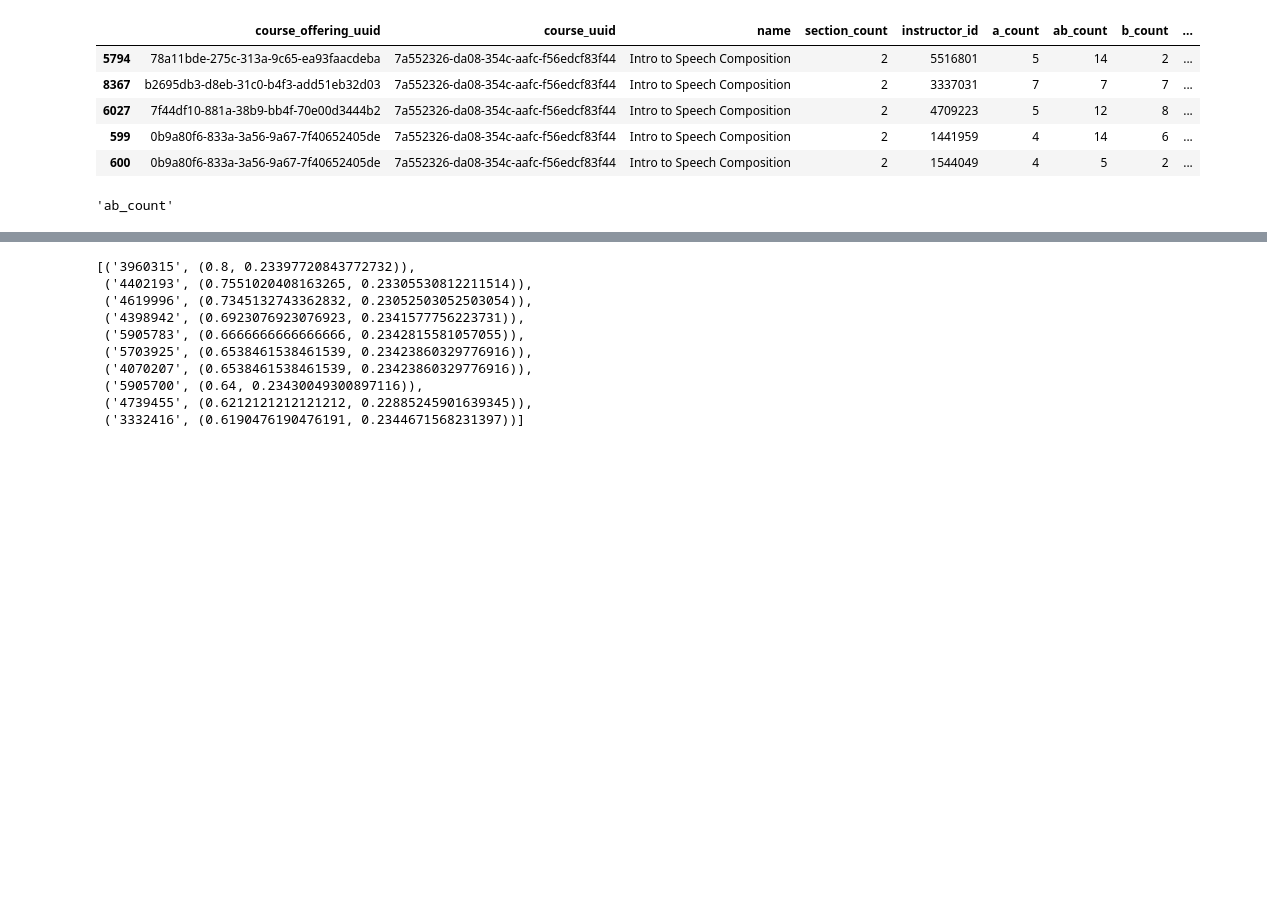
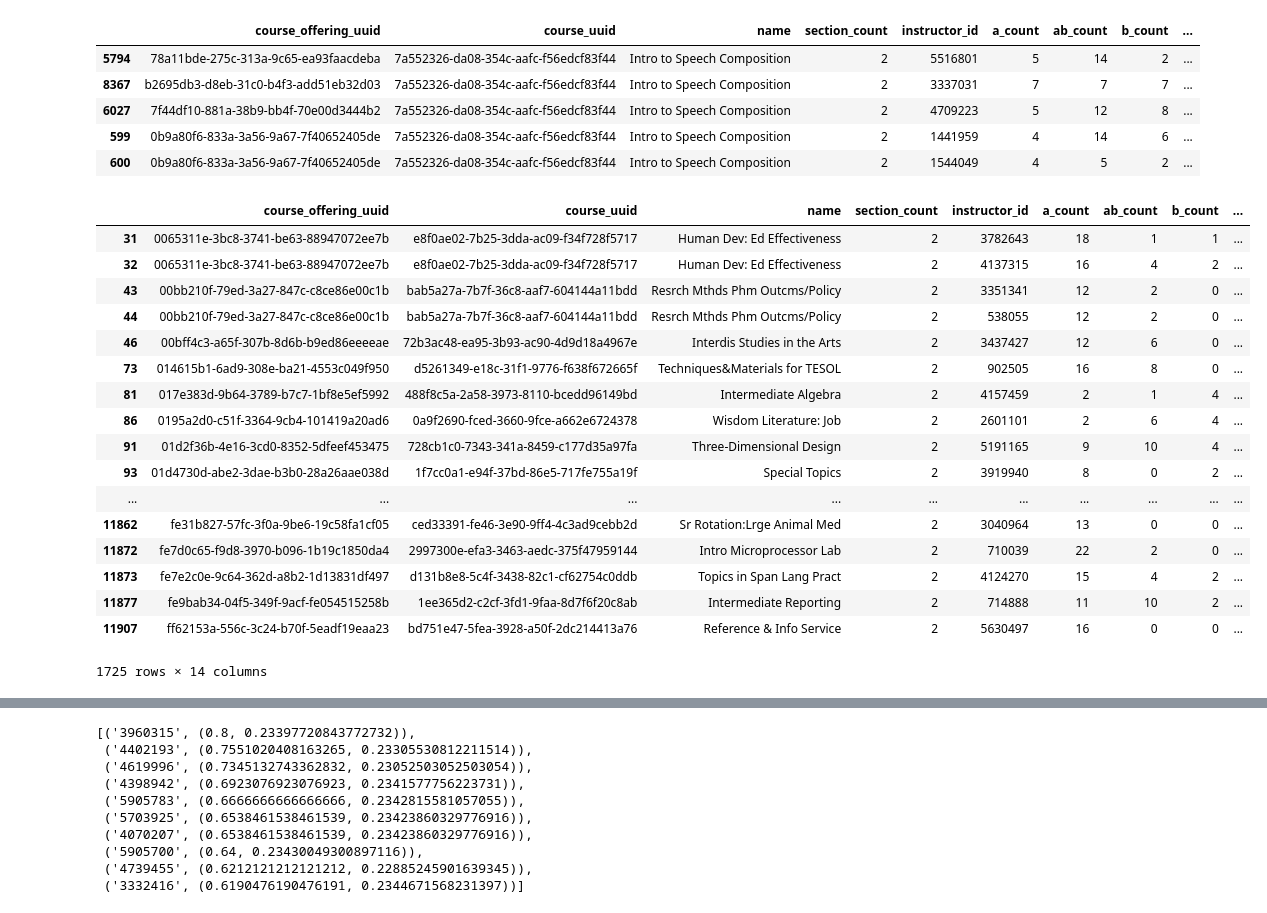
Before and after one commit to UpwardTrajectory/hypo-testing-UW-madison, a Jupyter notebook: kaspar_eda.ipynb, the cells around one changed output, grey strips where cells are left out. Cells and saved outputs as stored; diff of their text form; code cells hidden in the pictures; blank space fills up the shorter version.

```diff
--- a/kaspar_eda.ipynb
+++ b/kaspar_eda.ipynb
@@ -193,12 +201,27 @@ all_grades_count_df.sort_values('counts', ascending=False).head()
 | 6027 | 7f44df10-881a-38b9-bb4f-70e00d3444b2 | 7a552326-da08-354c-aafc-f56edcf83f44 | Intro to Speech Composition | 2 | 4709223 | 5 | 12 | 8 | ... |
 | 599 | 0b9a80f6-833a-3a56-9a67-7f40652405de | 7a552326-da08-354c-aafc-f56edcf83f44 | Intro to Speech Composition | 2 | 1441959 | 4 | 14 | 6 | ... |
 | 600 | 0b9a80f6-833a-3a56-9a67-7f40652405de | 7a552326-da08-354c-aafc-f56edcf83f44 | Intro to Speech Composition | 2 | 1544049 | 4 | 5 | 2 | ... |
+# %%
+all_grades_count_df.loc[all_grades_count_df['class_size'] < 25]
+# %% [output]
+|  | course_offering_uuid | course_uuid | name | section_count | instructor_id | a_count | ab_count | b_count | ... |
+| 31 | 0065311e-3bc8-3741-be63-88947072ee7b | e8f0ae02-7b25-3dda-ac09-f34f728f5717 | Human Dev: Ed Effectiveness | 2 | 3782643 | 18 | 1 | 1 | ... |
+| 32 | 0065311e-3bc8-3741-be63-88947072ee7b | e8f0ae02-7b25-3dda-ac09-f34f728f5717 | Human Dev: Ed Effectiveness | 2 | 4137315 | 16 | 4 | 2 | ... |
+| 43 | 00bb210f-79ed-3a27-847c-c8ce86e00c1b | bab5a27a-7b7f-36c8-aaf7-604144a11bdd | Resrch Mthds Phm Outcms/Policy | 2 | 3351341 | 12 | 2 | 0 | ... |
+| 44 | 00bb210f-79ed-3a27-847c-c8ce86e00c1b | bab5a27a-7b7f-36c8-aaf7-604144a11bdd | Resrch Mthds Phm Outcms/Policy | 2 | 538055 | 12 | 2 | 0 | ... |
+| 46 | 00bff4c3-a65f-307b-8d6b-b9ed86eeeeae | 72b3ac48-ea95-3b93-ac90-4d9d18a4967e | Interdis Studies in the Arts | 2 | 3437427 | 12 | 6 | 0 | ... |
+| 73 | 014615b1-6ad9-308e-ba21-4553c049f950 | d5261349-e18c-31f1-9776-f638f672665f | Techniques&Materials for TESOL | 2 | 902505 | 16 | 8 | 0 | ... |
+| 81 | 017e383d-9b64-3789-b7c7-1bf8e5ef5992 | 488f8c5a-2a58-3973-8110-bcedd96149bd | Intermediate Algebra | 2 | 4157459 | 2 | 1 | 4 | ... |
+| 86 | 0195a2d0-c51f-3364-9cb4-101419a20ad6 | 0a9f2690-fced-3660-9fce-a662e6724378 | Wisdom Literature: Job | 2 | 2601101 | 2 | 6 | 4 | ... |
+| 91 | 01d2f36b-4e16-3cd0-8352-5dfeef453475 | 728cb1c0-7343-341a-8459-c177d35a97fa | Three-Dimensional Design | 2 | 5191165 | 9 | 10 | 4 | ... |
+| 93 | 01d4730d-abe2-3dae-b3b0-28a26aae038d | 1f7cc0a1-e94f-37bd-86e5-717fe755a19f | Special Topics | 2 | 3919940 | 8 | 0 | 2 | ... |
+| ... | ... | ... | ... | ... | ... | ... | ... | ... | ... |
+| 11862 | fe31b827-57fc-3f0a-9be6-19c58fa1cf05 | ced33391-fe46-3e90-9ff4-4c3ad9cebb2d | Sr Rotation:Lrge Animal Med | 2 | 3040964 | 13 | 0 | 0 | ... |
+| 11872 | fe7d0c65-f9d8-3970-b096-1b19c1850da4 | 2997300e-efa3-3463-aedc-375f47959144 | Intro Microprocessor Lab | 2 | 710039 | 22 | 2 | 0 | ... |
+| 11873 | fe7e2c0e-9c64-362d-a8b2-1d13831df497 | d131b8e8-5c4f-3438-82c1-cf62754c0ddb | Topics in Span Lang Pract | 2 | 4124270 | 15 | 4 | 2 | ... |
+| 11877 | fe9bab34-04f5-349f-9acf-fe054515258b | 1ee365d2-c2cf-3fd1-9faa-8d7f6f20c8ab | Intermediate Reporting | 2 | 714888 | 11 | 10 | 2 | ... |
+| 11907 | ff62153a-556c-3c24-b70f-5eadf19eaa23 | bd751e47-5fea-3928-a50f-2dc214413a76 | Reference & Info Service | 2 | 5630497 | 16 | 0 | 0 | ... |
+1725 rows × 14 columns
 # %%
 prof_matters = all_grades_count_df.loc[all_grades_count_df['course_uuid'] == '7a552326-da08-354c-aafc-f56edcf83f44'].drop(['course_offering_uuid', 'course_uuid', 'section_count', 'name', 'counts'], axis=1)
 prof_matters.head()
-# %%
-grade = 'ab'
-x = grade.lower()+'_count'
-x
-# %% [output]
-'ab_count'
```
Also changed, not shown: parts of 4 cells of this notebook.
